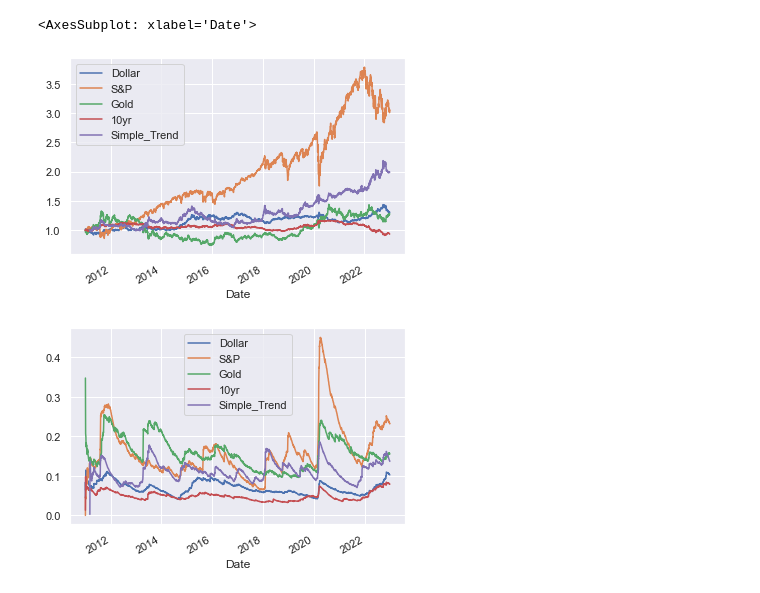
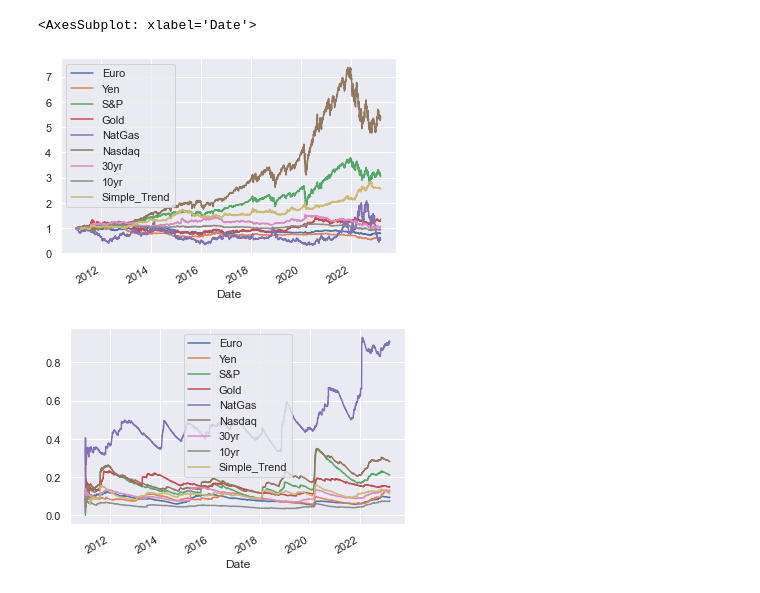
Before and after one commit to tjkang01/quantTools, a Jupyter notebook: optimization_example.ipynb, the cells around one changed output. Saved outputs shown, nothing was run; the diff lists cells and outputs as text; code cells hidden in the pictures.

Commit message:
Effective # of bets and more constraints

```diff
--- a/optimization_example.ipynb
+++ b/optimization_example.ipynb
@@ -8,12 +9,17 @@ sns.set()
 %matplotlib inline
 # %%
 # Define tickers in consideration:
-tickers = ['ES=F', 'ZN=F','DX=F', 'GC=F']
-labels  = ['S&P','10yr', 'Dollar', 'Gold']
+# Smaller asset set for testing
+# tickers = ['ES=F', 'ZN=F','DX=F', 'GC=F']
+# labels  = ['S&P','10yr', 'Dollar', 'Gold']
+
+# Larger asset set to test effective # of bets
+tickers = ['ES=F', 'NQ=F', 'ZN=F', 'ZB=F', '6E=F', '6J=F','GC=F', 'NG=F']
+labels  = ['S&P', 'Nasdaq', '10yr', '30yr', 'Euro', 'Yen', 'Gold', 'NatGas']
 mapping = dict(zip(tickers, labels))
 
 # Load data for relevant tickers
-data = Data(tickers=tickers, start_date='2011-01-02', end_date='2022-12-31')
+data = Data(tickers=tickers, start_date='2011-01-02', end_date='2023-03-15')
 data.rets.rename(columns=mapping, inplace=True)
 data.rets.fillna(0)
 # %% [output]
@@ -72,14 +152,14 @@ trend_vols = trend_rets.rolling(window=252, min_periods=126).std() * np.sqrt(252
 # %%
 # Append to the list of all returns
 data.rets['Simple_Trend'] = trend_rets
 
 # Some quick plots
 (1+data.rets).cumprod().plot()
-(data.rets.ewm(halflife=63).std() * np.sqrt(252)).plot()
+(data.rets.ewm(halflife=126).std() * np.sqrt(252)).plot()
 # %% [output]
 <AxesSubplot: xlabel='Date'>
-[figure, old version]
+[figure, new version]
-[figure, old version]
+[figure, new version]
 # %%
 # Define functions used in a simple equal risk-contribution approach
 
```
Also changed, not shown: parts of 15 cells of this notebook.
